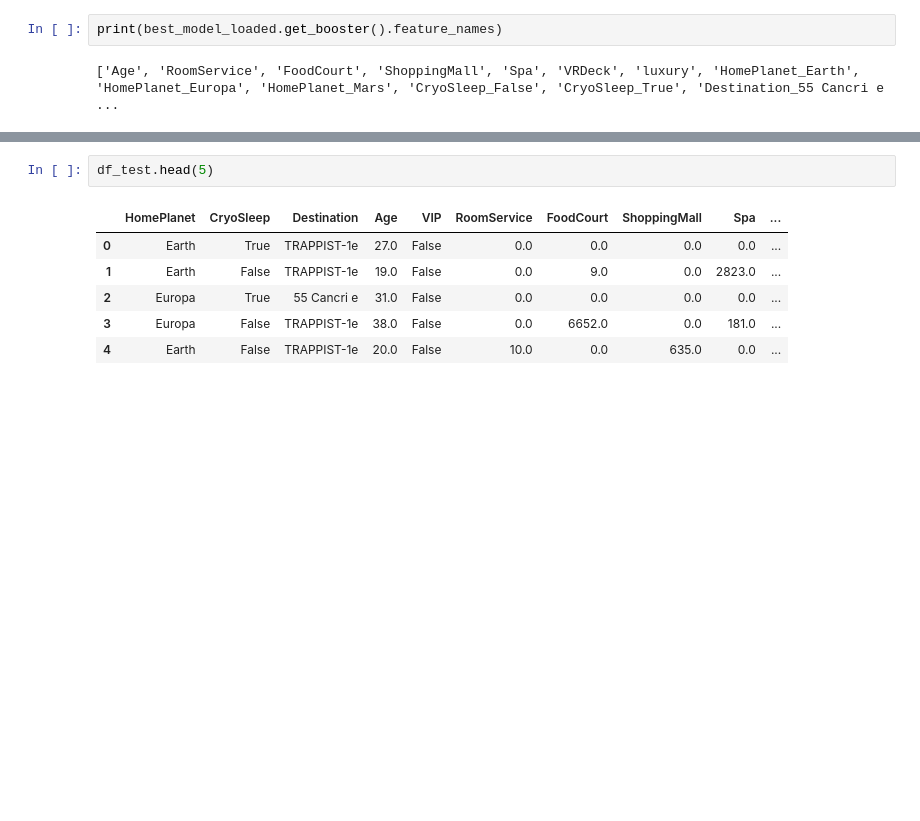
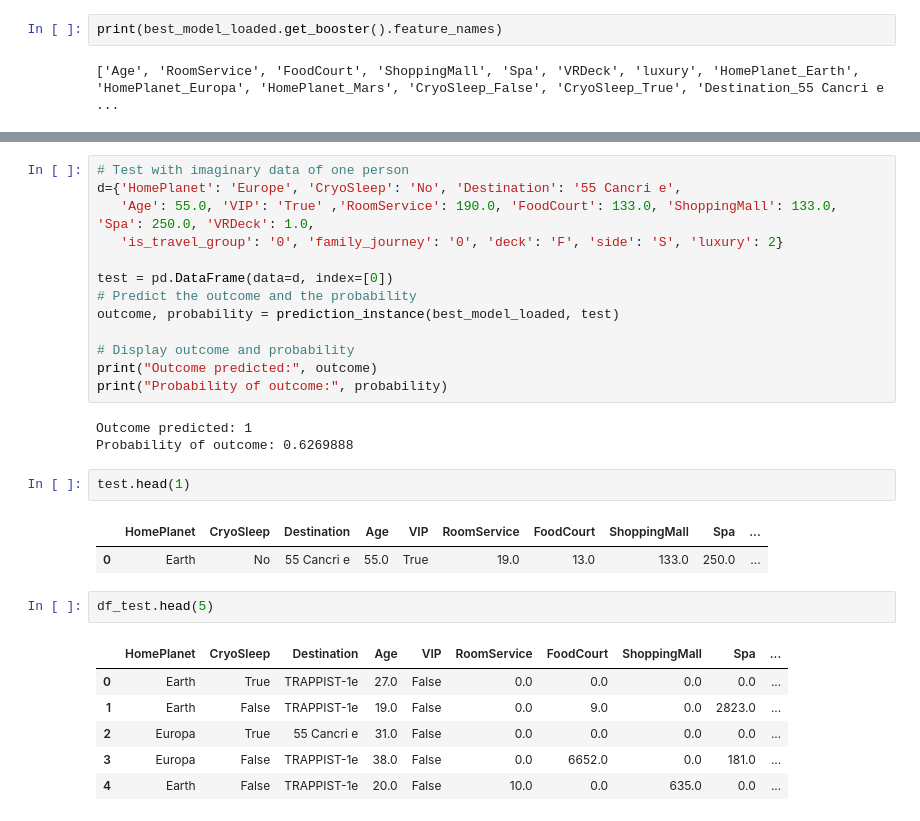
Before and after one commit to Dudul-99/Data-Science, a Jupyter notebook: space_titanice.ipynb, the cells around one changed output, grey strips where cells are left out. Saved outputs shown, nothing was run; the diff lists cells and outputs as text; blank space fills up the shorter version.

```diff
--- a/space_titanice.ipynb
+++ b/space_titanice.ipynb
@@ -969,3 +1028,24 @@ print(best_model_loaded.get_booster().feature_names)
+# %%
+# Test with imaginary data of one person
+d={'HomePlanet': 'Europe', 'CryoSleep': 'No', 'Destination': '55 Cancri e',
+   'Age': 55.0, 'VIP': 'True' ,'RoomService': 190.0, 'FoodCourt': 133.0, 'ShoppingMall': 133.0, 'Spa': 250.0, 'VRDeck': 1.0,
+   'is_travel_group': '0', 'family_journey': '0', 'deck': 'F', 'side': 'S', 'luxury': 2}
+
+test = pd.DataFrame(data=d, index=[0])
+# Predict the outcome and the probability
+outcome, probability = prediction_instance(best_model_loaded, test)
+
+# Display outcome and probability
+print("Outcome predicted:", outcome)
+print("Probability of outcome:", probability)
+# %% [output]
+Outcome predicted: 1
+Probability of outcome: 0.6269888
+# %%
+test.head(1)
+# %% [output]
+|  | HomePlanet | CryoSleep | Destination | Age | VIP | RoomService | FoodCourt | ShoppingMall | Spa | ... |
+| 0 | Earth | No | 55 Cancri e | 55.0 | True | 19.0 | 13.0 | 133.0 | 250.0 | ... |
 # %%
 df_test.head(5)
 # %% [output]
```
Also changed, not shown: parts of 5 cells of this notebook, 1 other file.
